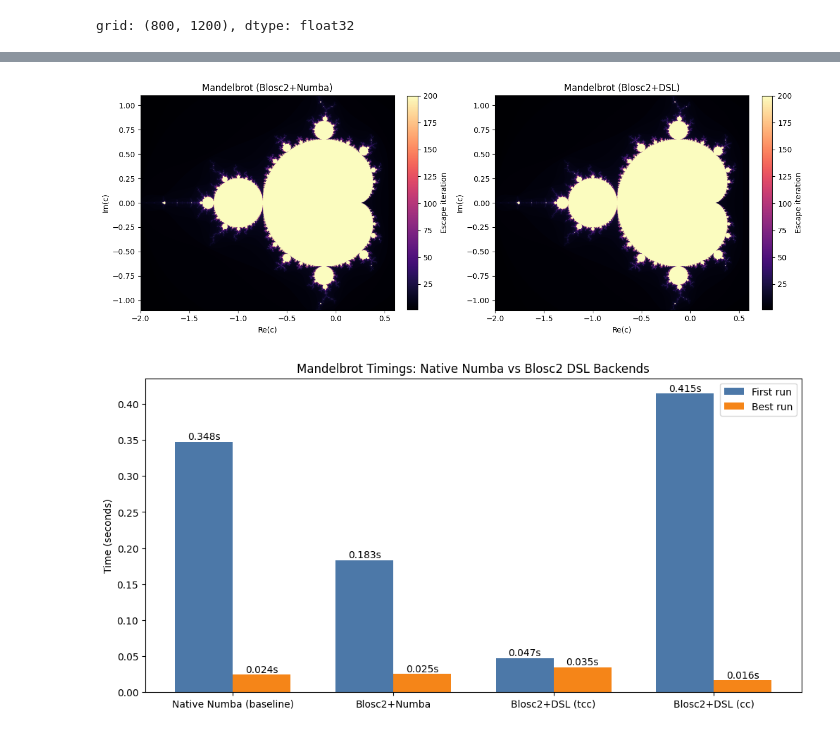
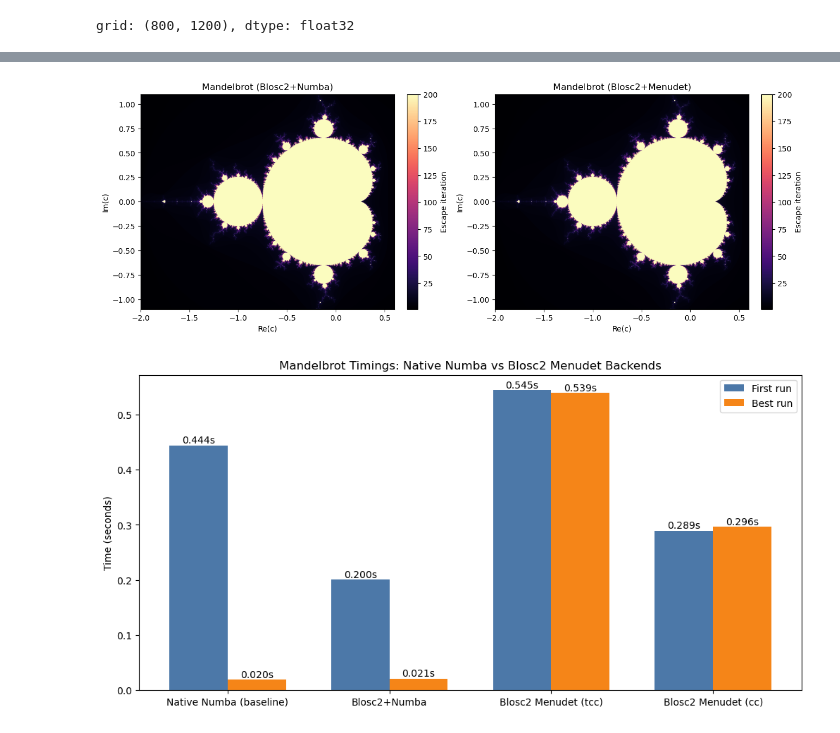
Before and after one commit to Blosc/python-blosc2, a Jupyter notebook: examples/ndarray/mandelbrot-dsl.ipynb, the cells around one changed output, grey strips where cells are left out. Cells and saved outputs as stored; diff of their text form; code cells hidden in the pictures.

```diff
--- a/examples/ndarray/mandelbrot-dsl.ipynb
+++ b/examples/ndarray/mandelbrot-dsl.ipynb
@@ -38,23 +46,25 @@ print(f"grid: {cr_np.shape}, dtype: {cr_np.dtype}")
 # %% [output]
 grid: (800, 1200), dtype: float32
 # %%
-@blosc2.dsl_kernel
-def mandelbrot_dsl(cr, ci, max_iter):
-    zr = 0.0
-    zi = 0.0
-    escape_iter = float(max_iter)
-    for i in range(max_iter):
-        if zr * zr + zi * zi > 4:
-            escape_iter = i
+iterations = np.int64(MAX_ITER)
+
+
+@blosc2.menudet
+def mandelbrot_menudet(cr, ci) -> np.float32:
+    # Explicit float32 seeds keep the escape test identical to the Numba and
+    # retired exact-output kernels. A Python 0.0 literal changes the counts.
+    zr = cr * np.float32(0.0)
+    zi = ci * np.float32(0.0)
+    escape_iter = float(iterations)
+    for i in range(iterations):
+        if zr * zr + zi * zi > np.float32(4.0):
+            escape_iter = float(i)
             break
         zr_new = zr * zr - zi * zi + cr
-        zi = 2 * zr * zi + ci
+        zi = np.float32(2.0) * zr * zi + ci
         zr = zr_new
     return escape_iter
 
 
-if mandelbrot_dsl.dsl_source is None:
-    raise RuntimeError("DSL extraction failed. Re-run this cell in a file-backed notebook session.")
-
-print(mandelbrot_dsl.dsl_source)
+print(mandelbrot_menudet.specialize(cr_b2, ci_b2).source)
 # %% [output]
@@ -282,42 +305,42 @@ ax[0].set_ylabel("Im(c)")
 fig.colorbar(im0, ax=ax[0], shrink=0.82, label="Escape iteration")
 
 im1 = ax[1].imshow(
-    img_dsl,
+    img_menudet_cc,
     cmap="magma",
     extent=(X_MIN, X_MAX, Y_MIN, Y_MAX),
     origin="lower",
 )
-ax[1].set_title("Mandelbrot (Blosc2+DSL)")
+ax[1].set_title("Mandelbrot (Blosc2+Menudet)")
 ax[1].set_xlabel("Re(c)")
 ax[1].set_ylabel("Im(c)")
 fig.colorbar(im1, ax=ax[1], shrink=0.82, label="Escape iteration")
 
 plt.show()
 # %% [output]
-[figure, old version]
+[figure, new version]
 # %%
-labels = ["Native Numba (baseline)", "Blosc2+Numba", "Blosc2+DSL (tcc)", "Blosc2+DSL (cc)"]
-first_times = [t_numba_native_first, t_b2_numba_first, t_dsl_tcc_first, t_dsl_cc_first]
-best_times = [t_numba_native, t_b2_numba, t_dsl_tcc, t_dsl_cc]
+labels = ["Native Numba (baseline)", "Blosc2+Numba", "Blosc2 Menudet (tcc)", "Blosc2 Menudet (cc)"]
+first_times = [t_numba_native_first, t_b2_numba_first, t_menudet_tcc_first, t_menudet_cc_first]
+best_times = [t_numba_native, t_b2_numba, t_menudet_tcc, t_menudet_cc]
 
 x = np.arange(len(labels))
 width = 0.36
 
 fig, ax = plt.subplots(figsize=(10, 5), constrained_layout=True)
 ax.bar(x - width / 2, first_times, width, label="First run", color="#4C78A8")
 ax.bar(x + width / 2, best_times, width, label="Best run", color="#F58518")
 
 ax.set_xticks(x)
 ax.set_xticklabels(labels)
 ax.set_ylabel("Time (seconds)")
-ax.set_title("Mandelbrot Timings: Native Numba vs Blosc2 DSL Backends")
+ax.set_title("Mandelbrot Timings: Native Numba vs Blosc2 Menudet Backends")
 ax.legend()
 
 for i, t in enumerate(first_times):
     ax.text(i - width / 2, t, f"{t:.3f}s", ha="center", va="bottom")
 for i, t in enumerate(best_times):
     ax.text(i + width / 2, t, f"{t:.3f}s", ha="center", va="bottom")
 
 plt.show()
 # %% [output]
-[figure, old version]
+[figure, new version]
```
Also changed, not shown: parts of 5 cells of this notebook, 4 other files.
